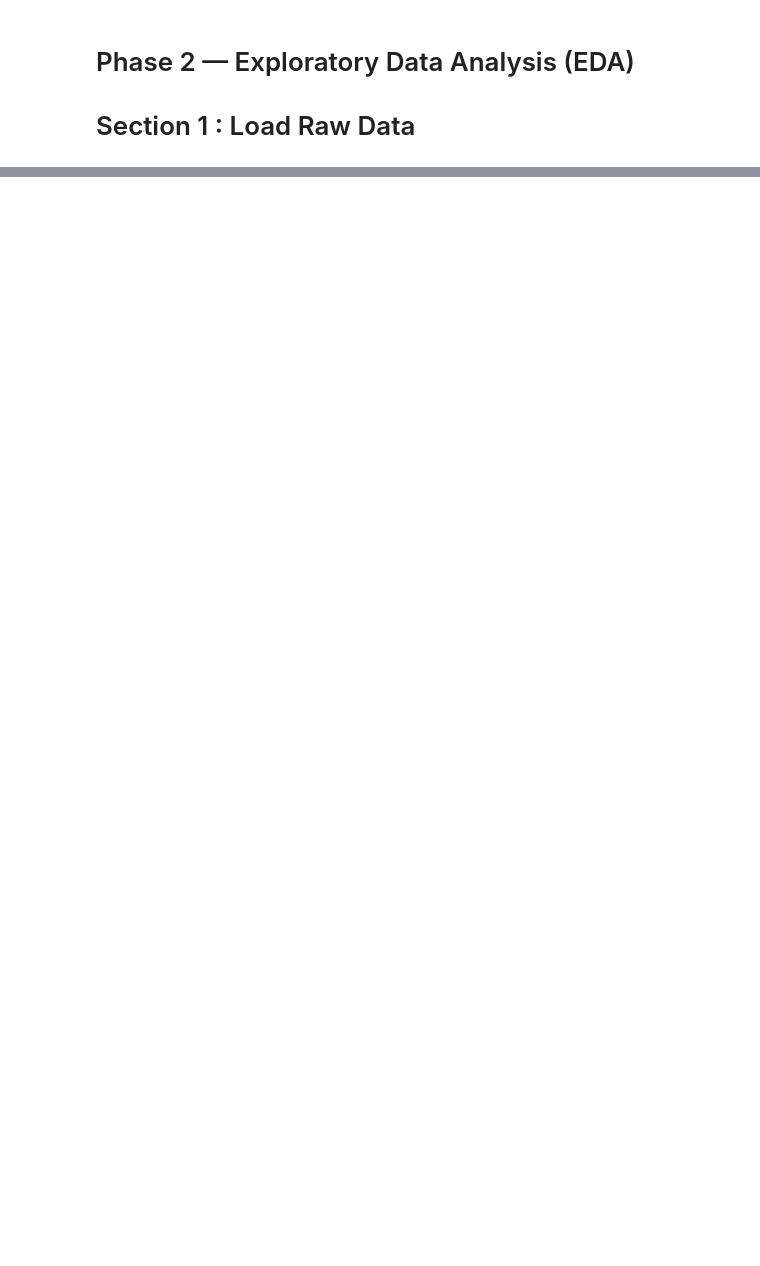
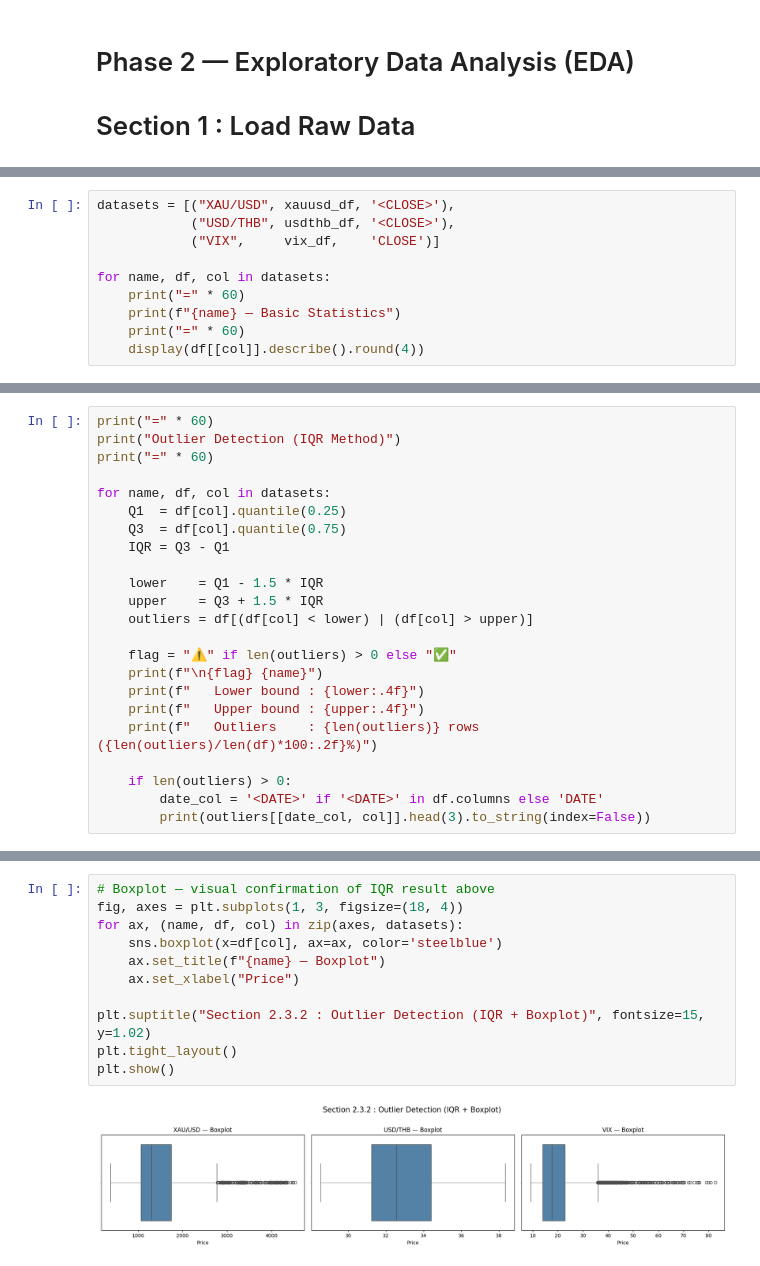
Before and after one commit to athiphat67/CN340_DATA-SCIENCE-FOR-SIGNAL-PROCESSING_PROJECT, a Jupyter notebook: Src/Phase2_EDA.ipynb, the cells around one changed output, grey strips where cells are left out. Saved outputs shown, nothing was run; the diff lists cells and outputs as text; blank space fills up the shorter version.

```diff
--- a/Src/Phase2_EDA.ipynb
+++ b/Src/Phase2_EDA.ipynb
@@ -34,0 +117,10 @@ Before any transformation, we inspect each raw DataFrame across four dimensions:
+# %%
+datasets = [("XAU/USD", xauusd_df, '<CLOSE>'),
+            ("USD/THB", usdthb_df, '<CLOSE>'),
+            ("VIX",     vix_df,    'CLOSE')]
+
+for name, df, col in datasets:
+    print("=" * 60)
+    print(f"{name} — Basic Statistics")
+    print("=" * 60)
+    display(df[[col]].describe().round(4))
@@ -34,0 +168,23 @@ Before any transformation, we inspect each raw DataFrame across four dimensions:
+# %%
+print("=" * 60)
+print("Outlier Detection (IQR Method)")
+print("=" * 60)
+
+for name, df, col in datasets:
+    Q1  = df[col].quantile(0.25)
+    Q3  = df[col].quantile(0.75)
+    IQR = Q3 - Q1
+
+    lower    = Q1 - 1.5 * IQR
+    upper    = Q3 + 1.5 * IQR
+    outliers = df[(df[col] < lower) | (df[col] > upper)]
+
+    flag = "⚠️" if len(outliers) > 0 else "✅"
+    print(f"\n{flag} {name}")
+    print(f"   Lower bound : {lower:.4f}")
+    print(f"   Upper bound : {upper:.4f}")
+    print(f"   Outliers    : {len(outliers)} rows ({len(outliers)/len(df)*100:.2f}%)")
+
+    if len(outliers) > 0:
+        date_col = '<DATE>' if '<DATE>' in df.columns else 'DATE'
+        print(outliers[[date_col, col]].head(3).to_string(index=False))
@@ -34,0 +209,13 @@ Before any transformation, we inspect each raw DataFrame across four dimensions:
+# %%
+# Boxplot — visual confirmation of IQR result above
+fig, axes = plt.subplots(1, 3, figsize=(18, 4))
+for ax, (name, df, col) in zip(axes, datasets):
+    sns.boxplot(x=df[col], ax=ax, color='steelblue')
+    ax.set_title(f"{name} — Boxplot")
+    ax.set_xlabel("Price")
+
+plt.suptitle("Section 2.3.2 : Outlier Detection (IQR + Boxplot)", fontsize=15, y=1.02)
+plt.tight_layout()
+plt.show()
+# %% [output]
+[figure, added]
```
Also changed, not shown: parts of 18 cells of this notebook.
